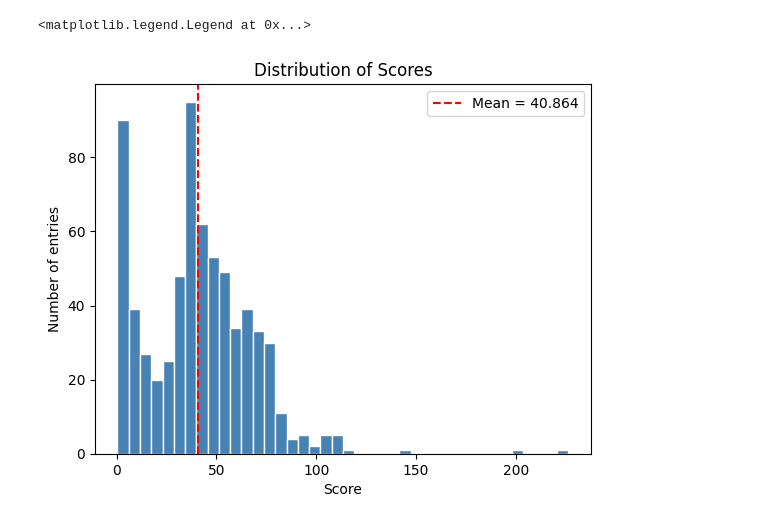
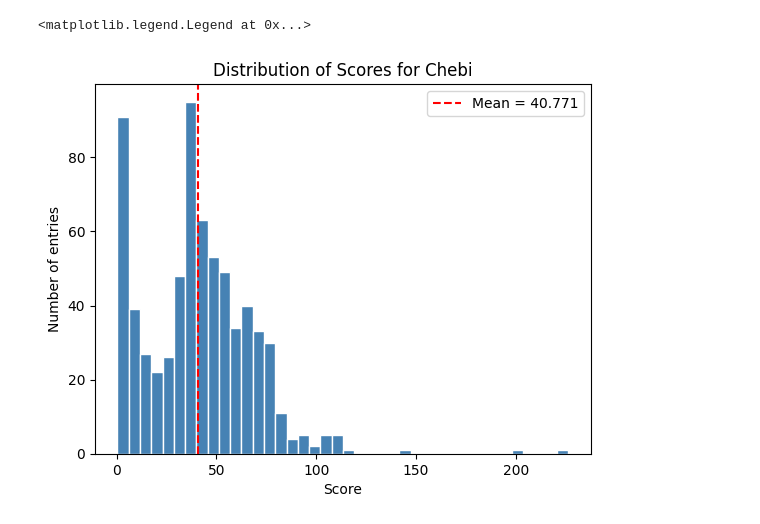
Before and after one commit to MDverse/mdverse_entity_norm, a Jupyter notebook: notebooks/score_distribution.ipynb, the cells around one changed output. Drawn from its saved outputs; the diff is of its cells as text; code cells hidden in the pictures.

```diff
--- a/notebooks/score_distribution.ipynb
+++ b/notebooks/score_distribution.ipynb
@@ -8,24 +8,31 @@
 import matplotlib.pyplot as plt
 import pandas as pd
 # %%
-# Load the grounding results TSV file into a DataFrame and extract the "Score" column.
 df = pd.read_csv("../results/ground_mol_chebi.tsv", sep="\t")
-df.head()
-scores = df["Score"].dropna()  # dropping any NaN values
+df2 = pd.read_csv("../results/ground_mol_gilda.tsv", sep="\t")
+
+# Replace all "not found" strings with actual NaN, then drop them
+not_found_values = ["NOT_FOUND", "Not Found", "NA", "NULL", "NaN"]
+
+df = df.replace(not_found_values, pd.NA)
+df2 = df2.replace(not_found_values, pd.NA)
+
+scores = pd.to_numeric(df["Score"], errors="coerce").dropna()
+scores2 = pd.to_numeric(df2["Score"], errors="coerce").dropna()
 # %%
-# Plot the score distribution as a histogram using 40 bins
+# Plot the score distribution as a histogram using 40 bins (from the Chebi results)
 plt.hist(scores, bins=40, color="steelblue", edgecolor="white")
 
 # Adding a vertical line at the mean score value
 plt.axvline(
     scores.mean(), color="red", linestyle="--", label=f"Mean = {scores.mean():.3f}"
 )
 
 # Set the title and labels for the plot
-plt.title("Distribution of Scores")
+plt.title("Distribution of Scores for Chebi")
 plt.xlabel("Score")
 plt.ylabel("Number of entries")
 plt.legend()
 # %% [output]
 <matplotlib.legend.Legend at 0x...>
-[figure, old version]
+[figure, new version]
```
Also changed, not shown: parts of 1 cell of this notebook.
